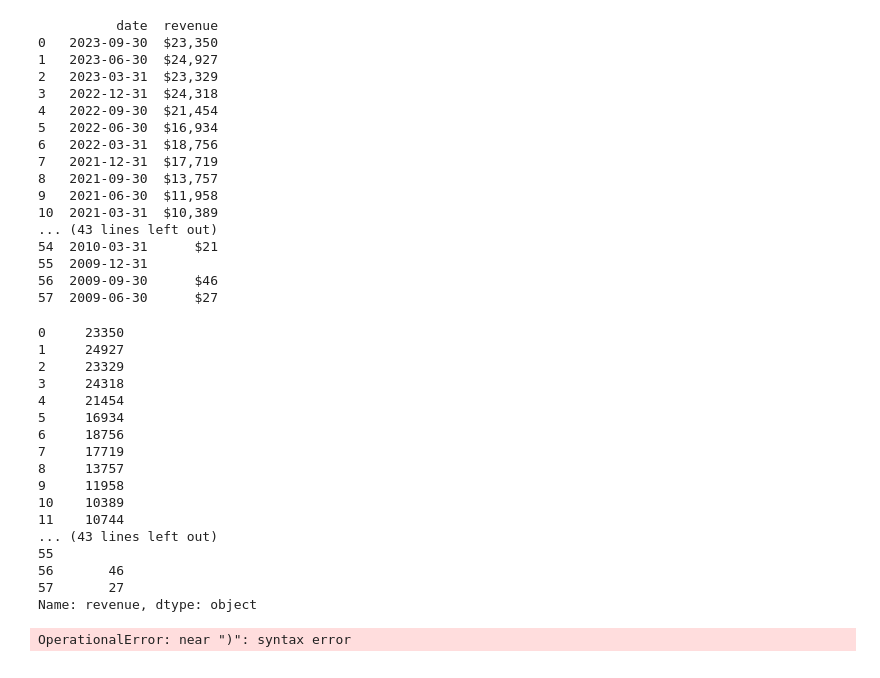
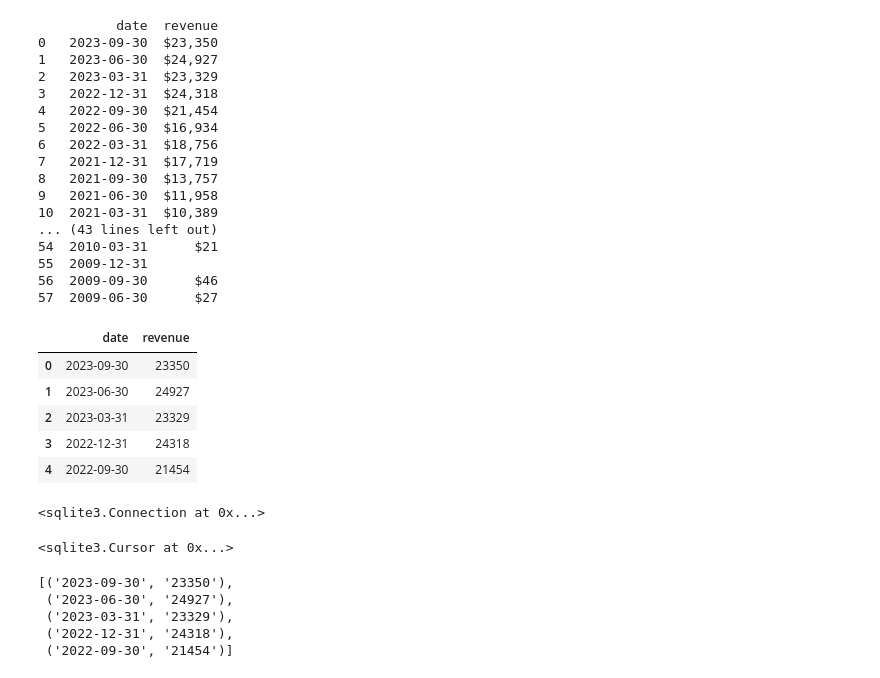
Before and after one commit to 4GeeksAcademy/hassan-web-scraping-project-tutorial, a Jupyter notebook: src/Tesla_project.ipynb, the cells around one changed output. Saved outputs shown, nothing was run; the diff lists cells and outputs as text; code cells hidden in the pictures.

```diff
--- a/src/Tesla_project.ipynb
+++ b/src/Tesla_project.ipynb
@@ -88,45 +88,37 @@ df.to_csv('quarterly_revenue_data.csv', index=False)
 55  2009-12-31
 56  2009-09-30      $46
 57  2009-06-30      $27
-# %%
-df['revenue'] = df['revenue'].str.replace('$', '').str.replace(',', '')
-print(df['revenue'])
-# %% [output]
-0     23350
-1     24927
-2     23329
-3     24318
-4     21454
-5     16934
-6     18756
-7     17719
-8     13757
-9     11958
-10    10389
-11    10744
-... (43 lines left out)
-55
-56       46
-57       27
-Name: revenue, dtype: object
+# %%
+df = df[df["revenue"] != ""]
+df.head()
+# %% [output]
+|  | date | revenue |
+| 0 | 2023-09-30 | 23350 |
+| 1 | 2023-06-30 | 24927 |
+| 2 | 2023-03-31 | 23329 |
+| 3 | 2022-12-31 | 24318 |
+| 4 | 2022-09-30 | 21454 |
 # %%
 import sqlite3
 
 conn = sqlite3.connect('my_database.db')
+conn
+# %% [output]
+<sqlite3.Connection at 0x...>
 # %%
 # Create a cursor object using the cursor() method
 cursor = conn.cursor()
 
 # Drop the table if it already exists
-cursor.execute("DROP TABLE IF EXISTS tesla_revenue")
-
-# Create table with the same structure as your DataFrame
-create_table_query = """
-CREATE TABLE tesla_revenue (
-    Column1 INTEGER,
-    Column2 INTEGER,
-);
-"""
-cursor.execute(create_table_query)
+cursor.execute("""CREATE TABLE df (Date, Revenue)""")
 # %% [output]
-OperationalError: near ")": syntax error
+<sqlite3.Cursor at 0x...>
+# %%
+tesla_tuples = list(df.to_records(index = False))
+tesla_tuples[:5]
+# %% [output]
+[('2023-09-30', '23350'),
+ ('2023-06-30', '24927'),
+ ('2023-03-31', '23329'),
+ ('2022-12-31', '24318'),
+ ('2022-09-30', '21454')]
```
Also changed, not shown: parts of 5 cells of this notebook, 1 other file.
